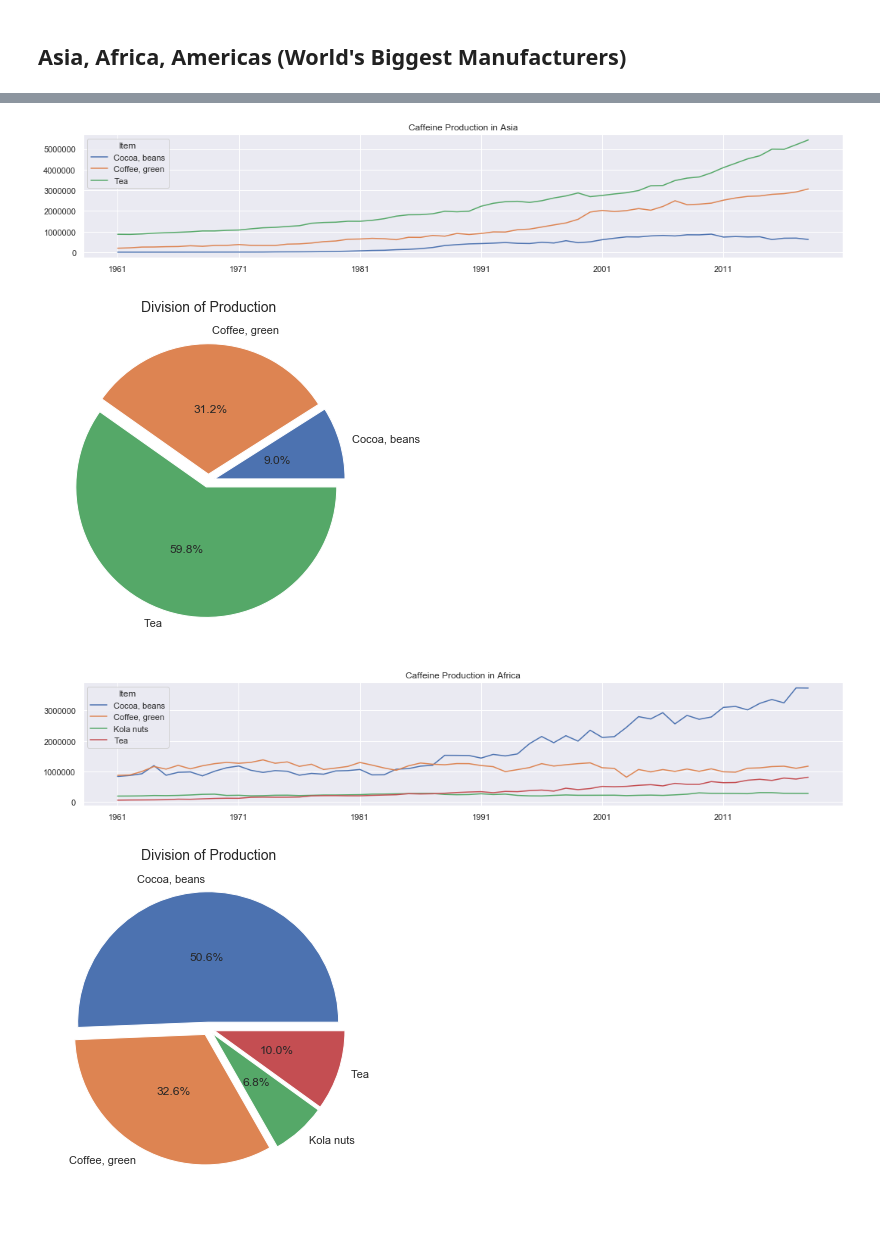
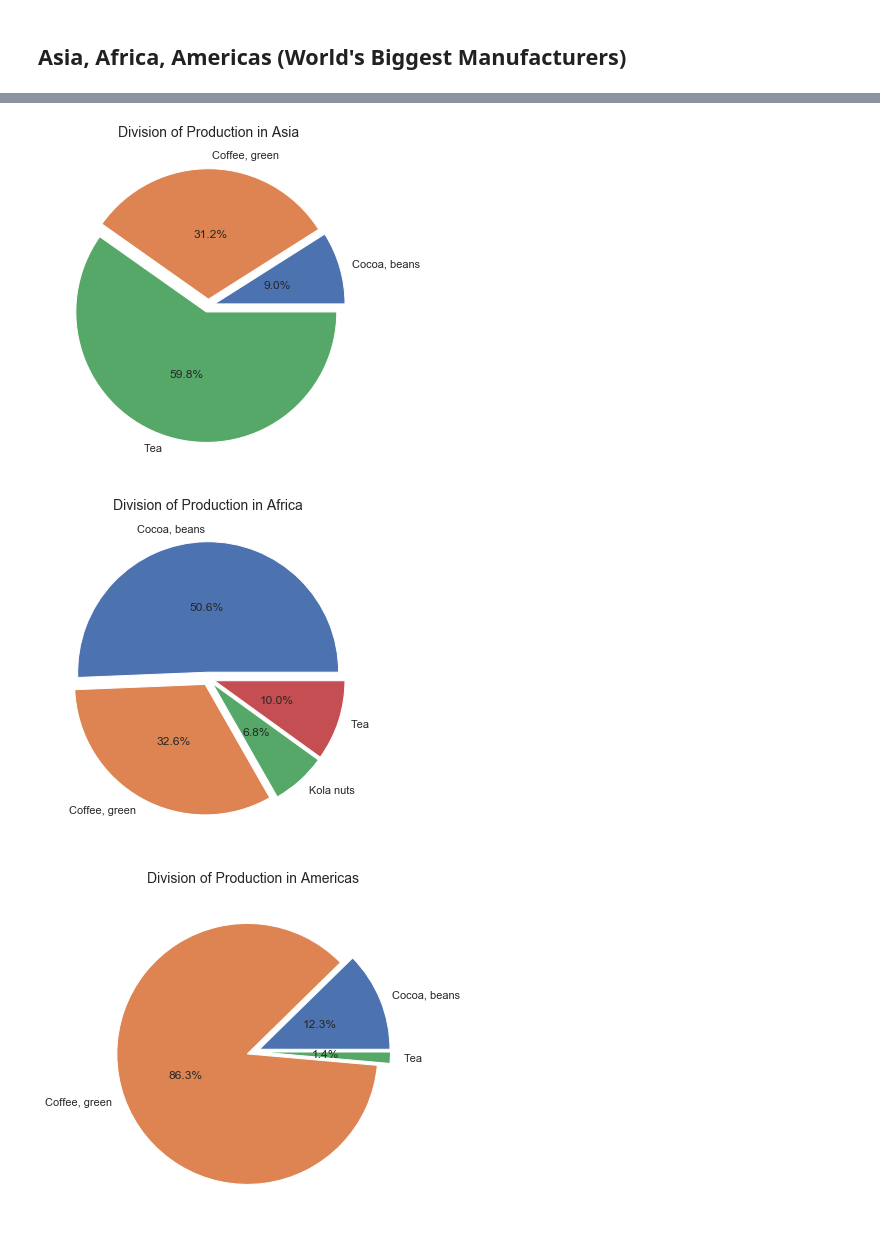
Before and after one commit to sidharrth2002/crops-and-caffeine, a Jupyter notebook: crops.ipynb, the cells around one changed output, grey strips where cells are left out. Saved outputs shown, nothing was run; the diff lists cells and outputs as text; code cells hidden in the pictures.

```diff
--- a/crops.ipynb
+++ b/crops.ipynb
@@ -232,2 +292,8 @@ regionsProduction.groupby(['Area', 'Item']).sum().sum(axis=1).unstack().plot.bar
 # %% [markdown]
 ## Asia, Africa, Americas (World's Biggest Manufacturers)
+# %%
+biggestManufacturers = ['Asia', 'Africa', 'Americas']
+
+for continent in biggestManufacturers:
+    contProduction = caffeineProduction[caffeineProduction['Area'] == continent].set_index('Item').loc[:, '1961':]
+    contProduction.T.plot(title=f'Caffeine Production in {continent}')
@@ -234,17 +315,14 @@ regionsProduction.groupby(['Area', 'Item']).sum().sum(axis=1).unstack().plot.bar
 # %%
 biggestManufacturers = ['Asia', 'Africa', 'Americas']
 
 for continent in biggestManufacturers:
     contProduction = caffeineProduction[caffeineProduction['Area'] == continent].set_index('Item').loc[:, '1961':]
-    contProduction.T.plot(title=f'Caffeine Production in {continent}')
-
     contTotals = contProduction.sum(axis=1)
     pie, ax = plt.subplots(figsize=[10,6])
     labels = contTotals.keys()
     plt.pie(x=contTotals, autopct="%.1f%%", explode=[0.05]*len(labels), labels=labels, pctdistance=0.5)
-    plt.title("Division of Production", fontsize=14);
+    plt.title(f"Division of Production in {continent}", fontsize=14);
 # %% [output]
-[figure, old version]
+[figure, new version]
-[figure, old version]
+[figure, new version]
-[figure, old version]
+[figure, new version]
-[figure, removed]
```
Also changed, not shown: parts of 21 cells of this notebook, 4 other files.
